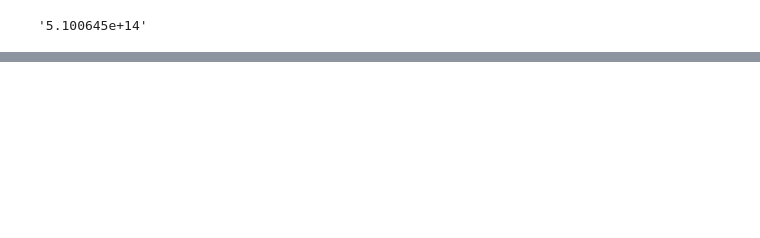
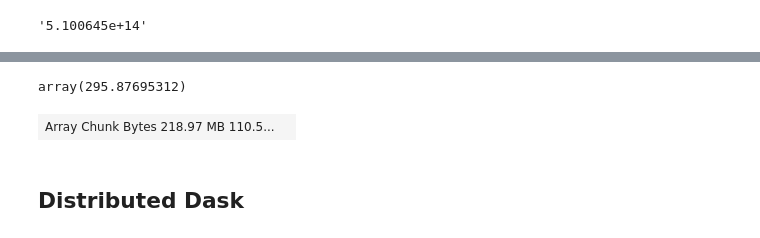
Before and after one commit to coecms-training/parallel, a Jupyter notebook: dask-intro.ipynb, the cells around one changed output, grey strips where cells are left out. Saved outputs shown, nothing was run; the diff lists cells and outputs as text; code cells hidden in the pictures; blank space fills up the shorter version.

```diff
--- a/dask-intro.ipynb
+++ b/dask-intro.ipynb
@@ -92,0 +101,6 @@ And we can check the total area is about $5.1 x 10^{14}$
+# %%
+import xarray
+
+path = 'https://dapds00.nci.org.au/thredds/dodsC/fs38/publications/CMIP6/CMIP/CSIRO-ARCCSS/ACCESS-CM2/historical/r1i1p1f1/Amon/tas/gn/v20191108/tas_Amon_ACCESS-CM2_historical_r1i1p1f1_gn_185001-201412.nc'
+ds = xarray.open_dataset(path, chunks={'time': 1})
+ds.tas
@@ -92,0 +135,2 @@ And we can check the total area is about $5.1 x 10^{14}$
+# %%
+ds.tas[0,50,99].load()
@@ -92,0 +154,10 @@ And we can check the total area is about $5.1 x 10^{14}$
+# %%
+ds.tas[0,50,99].values
+# %% [output]
+array(295.87695312)
+# %%
+ds.tas.data
+# %% [output]
+| Array Chunk Bytes 218.97 MB 110.5... |  |
+# %% [markdown]
+## Distributed Dask
```
Also changed, not shown: parts of 7 cells of this notebook, 3 other files.
